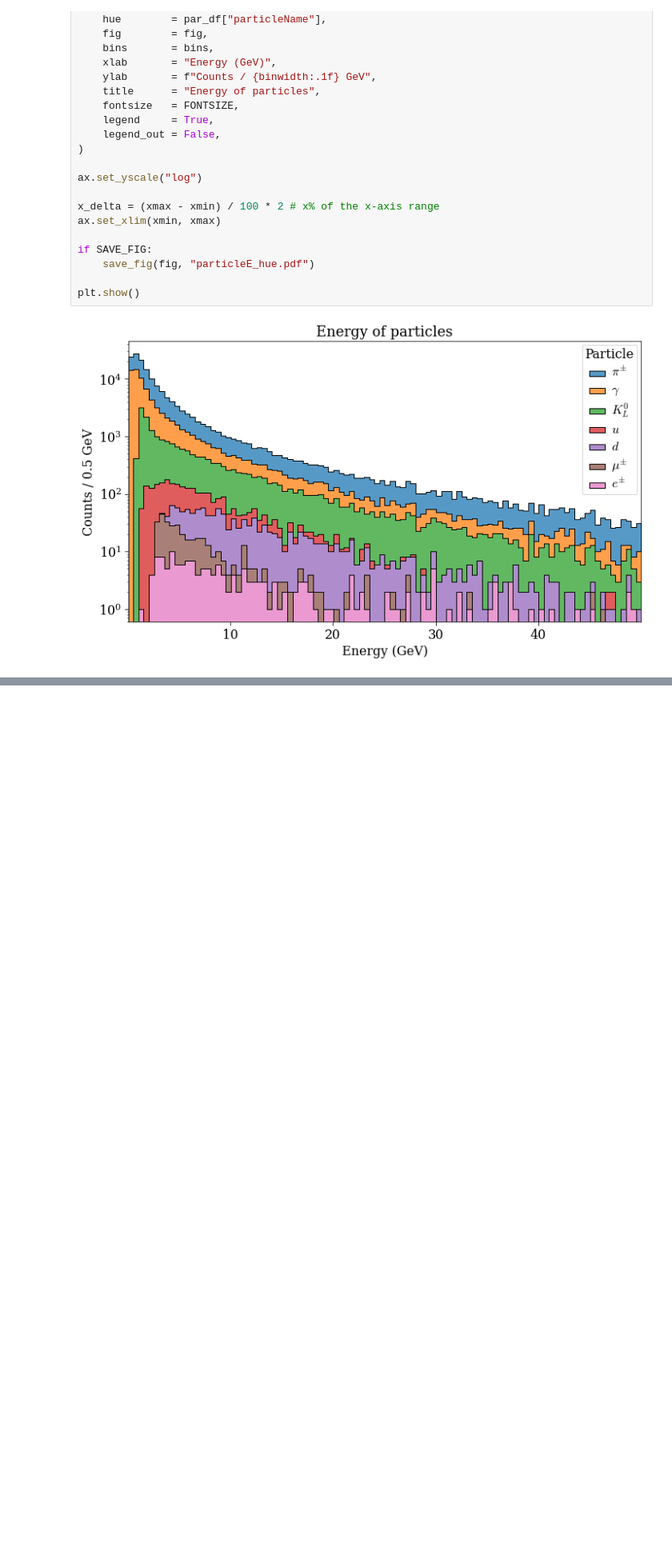
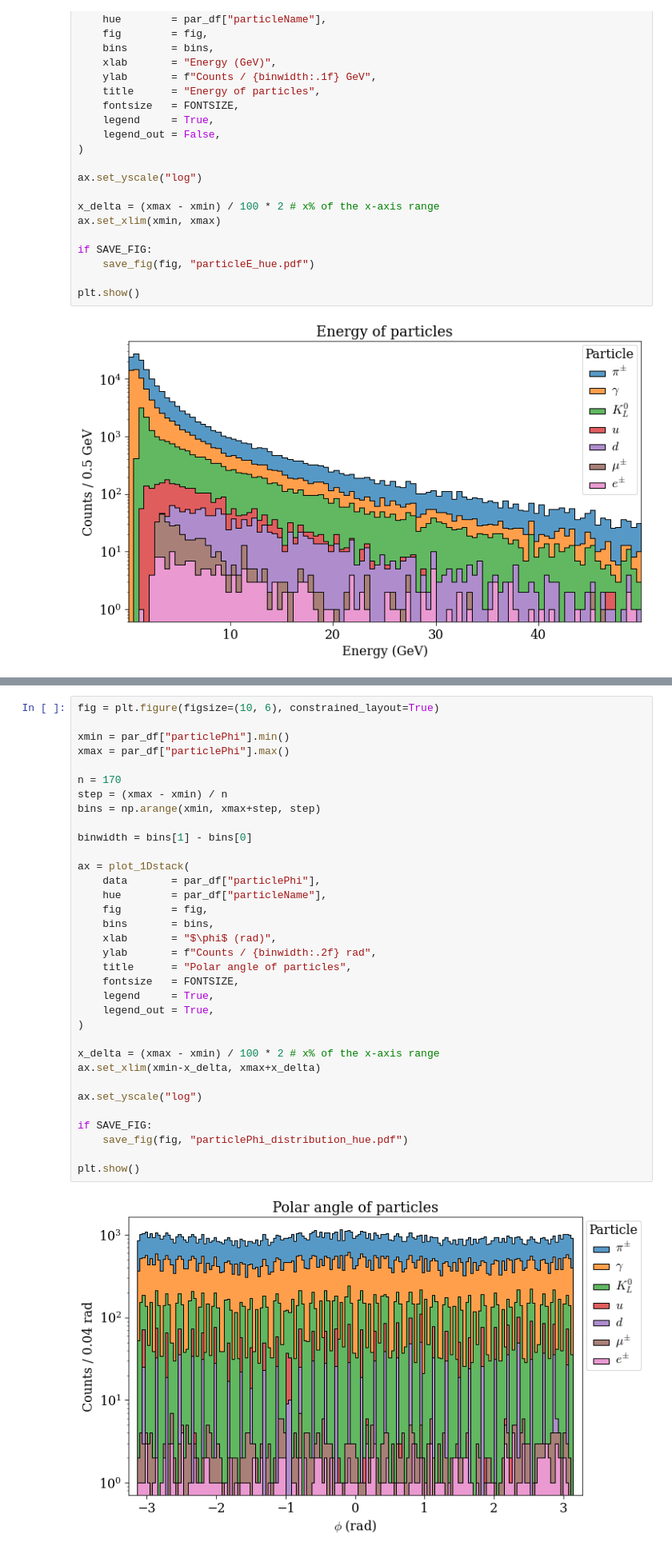
Before and after one commit to niklai99/jet-tagging, a Jupyter notebook: eda/particle_eda.ipynb, the cells around one changed output, grey strips where cells are left out. Shown: that part at 80% size. Cells and saved outputs as stored; diff of their text form; blank space fills up the shorter version.

Commit message:
Adding color coded particles

```diff
--- a/eda/particle_eda.ipynb
+++ b/eda/particle_eda.ipynb
@@ -766,0 +1018,36 @@ plt.show()
+# %%
+fig = plt.figure(figsize=(10, 6), constrained_layout=True)
+
+xmin = par_df["particlePhi"].min()
+xmax = par_df["particlePhi"].max()
+
+n = 170
+step = (xmax - xmin) / n
+bins = np.arange(xmin, xmax+step, step)
+
+binwidth = bins[1] - bins[0]
+
+ax = plot_1Dstack(
+    data       = par_df["particlePhi"],
+    hue        = par_df["particleName"],
+    fig        = fig,
+    bins       = bins,
+    xlab       = "$\phi$ (rad)",
+    ylab       = f"Counts / {binwidth:.2f} rad",
+    title      = "Polar angle of particles",
+    fontsize   = FONTSIZE,
+    legend     = True,
+    legend_out = True,
+)
+
+x_delta = (xmax - xmin) / 100 * 2 # x% of the x-axis range
+ax.set_xlim(xmin-x_delta, xmax+x_delta)
+
+ax.set_yscale("log")
+
+if SAVE_FIG:
+    save_fig(fig, "particlePhi_distribution_hue.pdf")
+
+plt.show()
+# %% [output]
+[figure, added]
```
Also changed, not shown: parts of 4 cells of this notebook, 10 other files.
